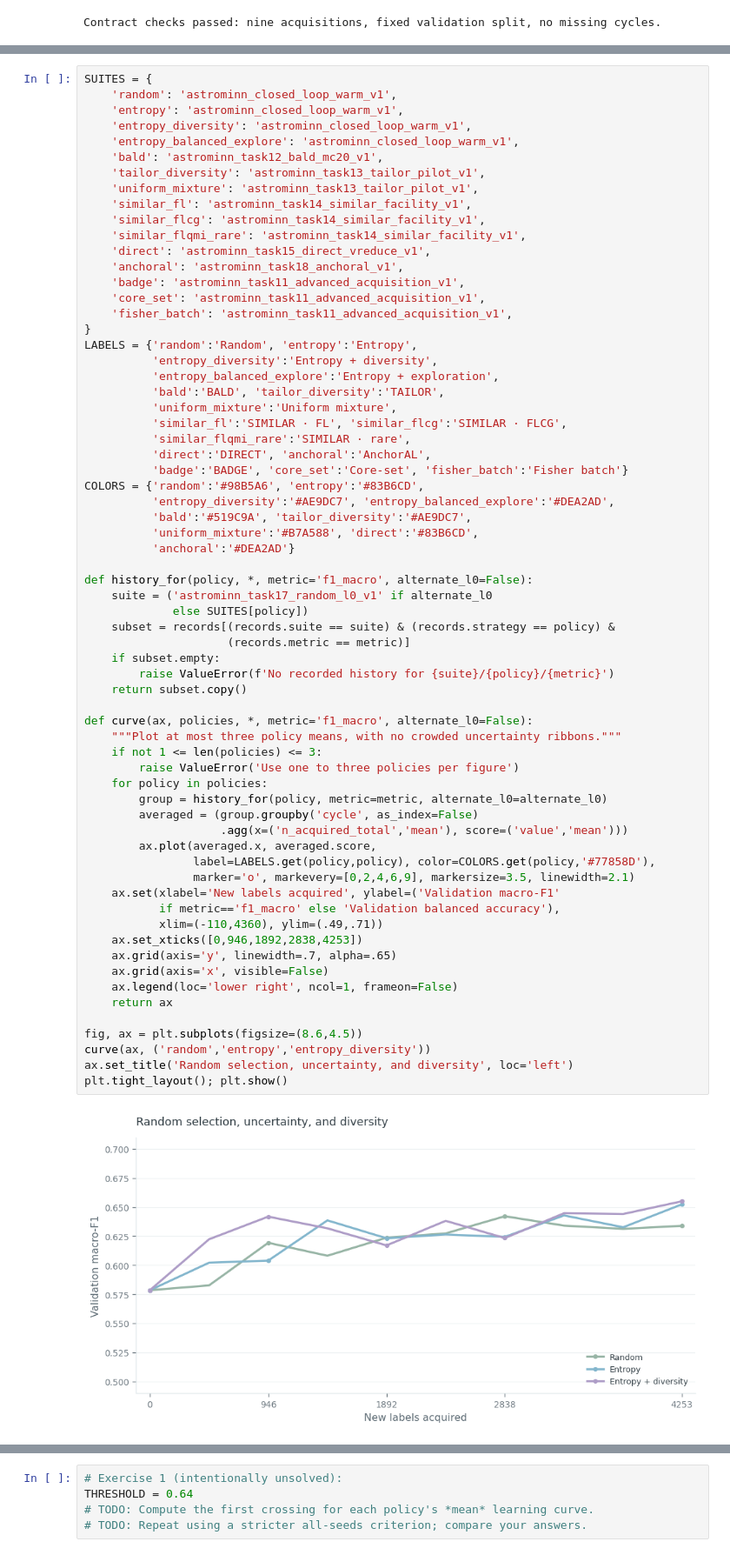
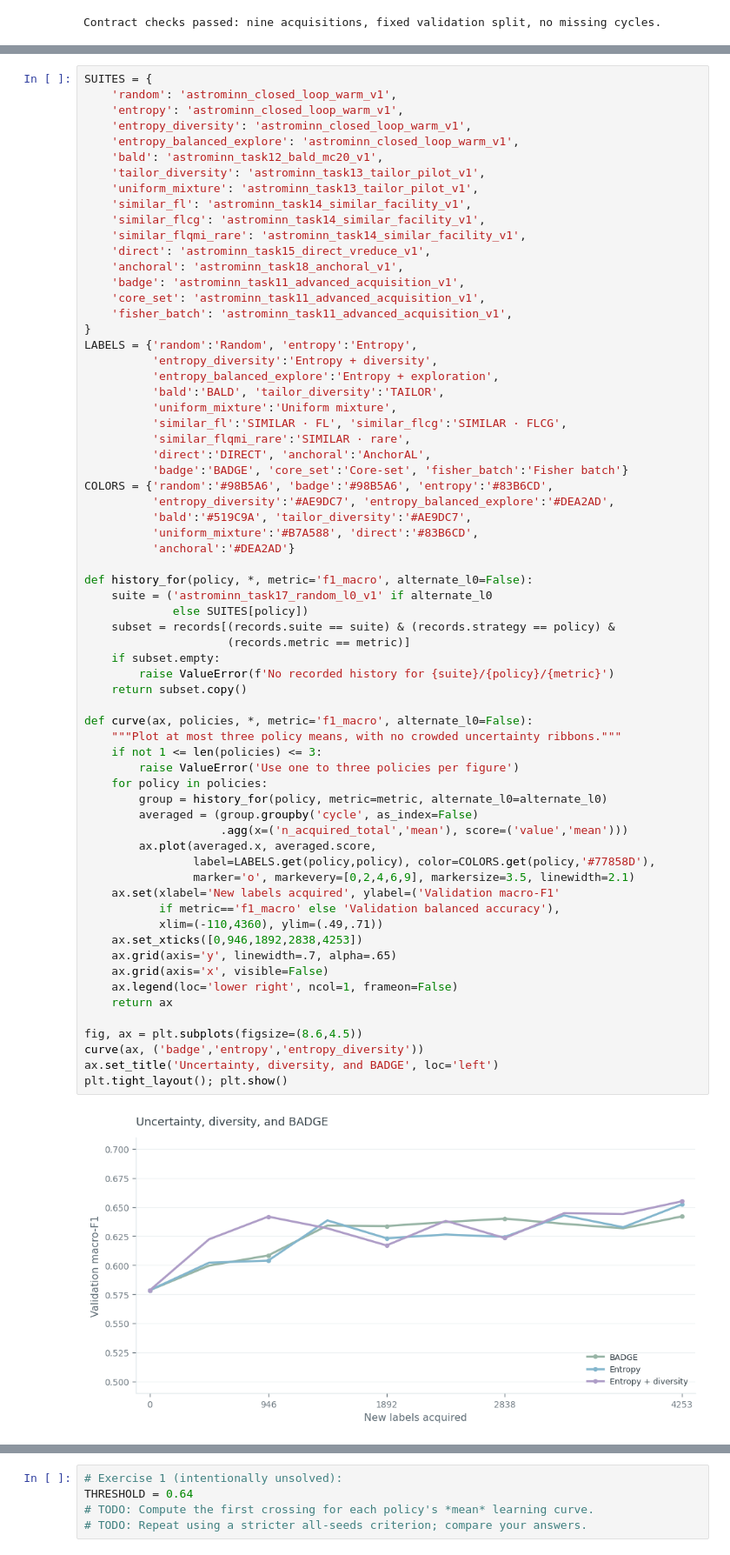
Before and after one commit to DimitrisKour/astro-transient-active-learning, a Jupyter notebook: examples/02_applecider_astronomy_active_learning.ipynb, the cells around one changed output, grey strips where cells are left out. Shown at 87% size. Cells and saved outputs as stored; diff of their text form.

Commit message:
Use BADGE in introductory acquisition comparison and simplify teaching conclusion

```diff
--- a/examples/02_applecider_astronomy_active_learning.ipynb
+++ b/examples/02_applecider_astronomy_active_learning.ipynb
@@ -123,7 +123,7 @@ LABELS = {'random':'Random', 'entropy':'Entropy',
           'similar_flqmi_rare':'SIMILAR · rare',
           'direct':'DIRECT', 'anchoral':'AnchorAL',
           'badge':'BADGE', 'core_set':'Core-set', 'fisher_batch':'Fisher batch'}
-COLORS = {'random':'#98B5A6', 'entropy':'#83B6CD',
+COLORS = {'random':'#98B5A6', 'badge':'#98B5A6', 'entropy':'#83B6CD',
           'entropy_diversity':'#AE9DC7', 'entropy_balanced_explore':'#DEA2AD',
           'bald':'#519C9A', 'tailor_diversity':'#AE9DC7',
           'uniform_mixture':'#B7A588', 'direct':'#83B6CD',
@@ -134,36 +134,36 @@ def history_for(policy, *, metric='f1_macro', alternate_l0=False):
              else SUITES[policy])
     subset = records[(records.suite == suite) & (records.strategy == policy) &
                      (records.metric == metric)]
     if subset.empty:
         raise ValueError(f'No recorded history for {suite}/{policy}/{metric}')
     return subset.copy()
 
 def curve(ax, policies, *, metric='f1_macro', alternate_l0=False):
     """Plot at most three policy means, with no crowded uncertainty ribbons."""
     if not 1 <= len(policies) <= 3:
         raise ValueError('Use one to three policies per figure')
     for policy in policies:
         group = history_for(policy, metric=metric, alternate_l0=alternate_l0)
         averaged = (group.groupby('cycle', as_index=False)
                     .agg(x=('n_acquired_total','mean'), score=('value','mean')))
         ax.plot(averaged.x, averaged.score,
                 label=LABELS.get(policy,policy), color=COLORS.get(policy,'#77858D'),
                 marker='o', markevery=[0,2,4,6,9], markersize=3.5, linewidth=2.1)
     ax.set(xlabel='New labels acquired', ylabel=('Validation macro-F1'
            if metric=='f1_macro' else 'Validation balanced accuracy'),
            xlim=(-110,4360), ylim=(.49,.71))
     ax.set_xticks([0,946,1892,2838,4253])
     ax.grid(axis='y', linewidth=.7, alpha=.65)
     ax.grid(axis='x', visible=False)
     ax.legend(loc='lower right', ncol=1, frameon=False)
     return ax
 
 fig, ax = plt.subplots(figsize=(8.6,4.5))
-curve(ax, ('random','entropy','entropy_diversity'))
-ax.set_title('Random selection, uncertainty, and diversity', loc='left')
+curve(ax, ('badge','entropy','entropy_diversity'))
+ax.set_title('Uncertainty, diversity, and BADGE', loc='left')
 plt.tight_layout(); plt.show()
 # %% [output]
-[figure, old version]
+[figure, new version]
 # %% [markdown]
 **Reading the figure.** Ask when each policy first moves above its starting performance, whether any curve decreases after acquiring more labels, and whether the policy with the highest early score also has the highest final score. Fluctuations may reflect optimization, sampling, and finite validation support—not necessarily worse acquired objects.
 
```
Also changed, not shown: parts of 3 cells of this notebook.
